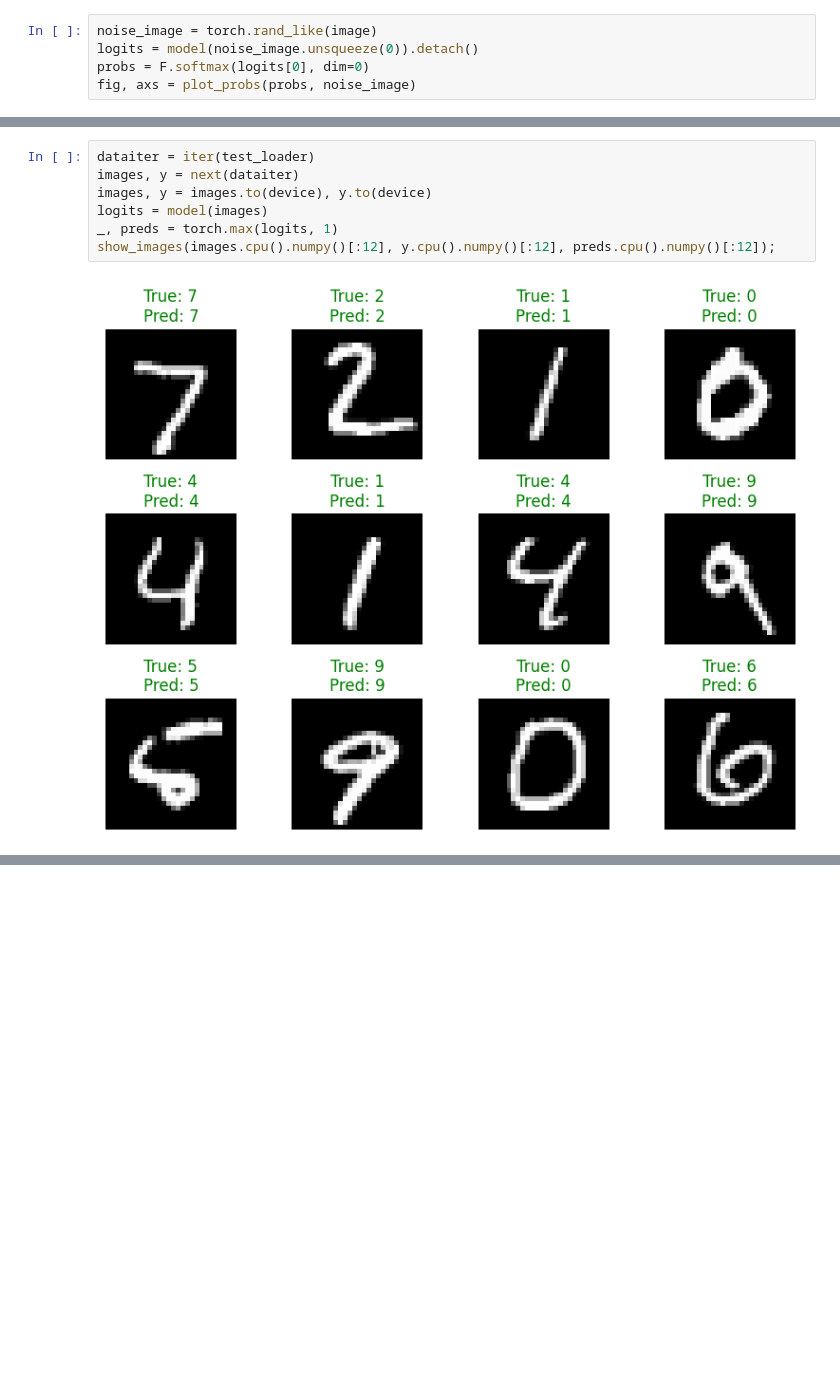
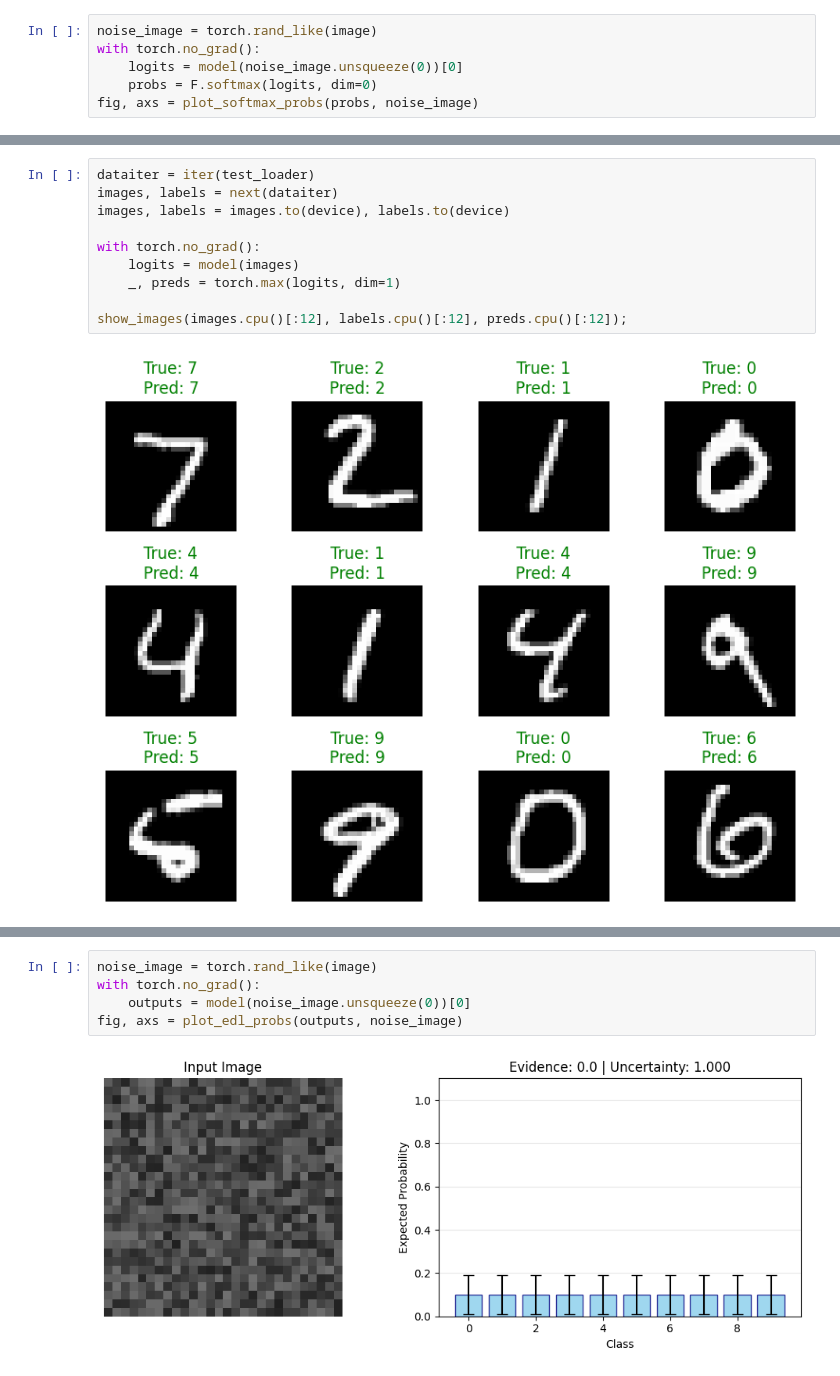
Before and after one commit to nimalu/evidential-deep-learning, a Jupyter notebook: mnist-edl.ipynb, the cells around one changed output, grey strips where cells are left out. Drawn from its saved outputs; the diff is of its cells as text; blank space fills up the shorter version.

```diff
--- a/mnist-edl.ipynb
+++ b/mnist-edl.ipynb
@@ -226,6 +191,7 @@ Feed **pure random noise** to the model. A well-calibrated model should express
 # %%
 noise_image = torch.rand_like(image)
-logits = model(noise_image.unsqueeze(0)).detach()
-probs = F.softmax(logits[0], dim=0)
-fig, axs = plot_probs(probs, noise_image)
+with torch.no_grad():
+    logits = model(noise_image.unsqueeze(0))[0]
+    probs = F.softmax(logits, dim=0)
+fig, axs = plot_softmax_probs(probs, noise_image)
 # %% [output]
@@ -419,10 +310,13 @@ Evaluate the EDL model on test images. Accuracy should be similar to the traditi
 # %%
 dataiter = iter(test_loader)
-images, y = next(dataiter)
-images, y = images.to(device), y.to(device)
-logits = model(images)
-_, preds = torch.max(logits, 1)
-show_images(images.cpu().numpy()[:12], y.cpu().numpy()[:12], preds.cpu().numpy()[:12]);
+images, labels = next(dataiter)
+images, labels = images.to(device), labels.to(device)
+
+with torch.no_grad():
+    logits = model(images)
+    _, preds = torch.max(logits, dim=1)
+
+show_images(images.cpu()[:12], labels.cpu()[:12], preds.cpu()[:12]);
 # %% [output]
 [figure]
 # %% [markdown]
@@ -490,0 +379,7 @@ fig, axs = plot_probs(outputs, mix_image)
+# %%
+noise_image = torch.rand_like(image)
+with torch.no_grad():
+    outputs = model(noise_image.unsqueeze(0))[0]
+fig, axs = plot_edl_probs(outputs, noise_image)
+# %% [output]
+[figure, added]
```
Also changed, not shown: parts of 27 cells of this notebook.
